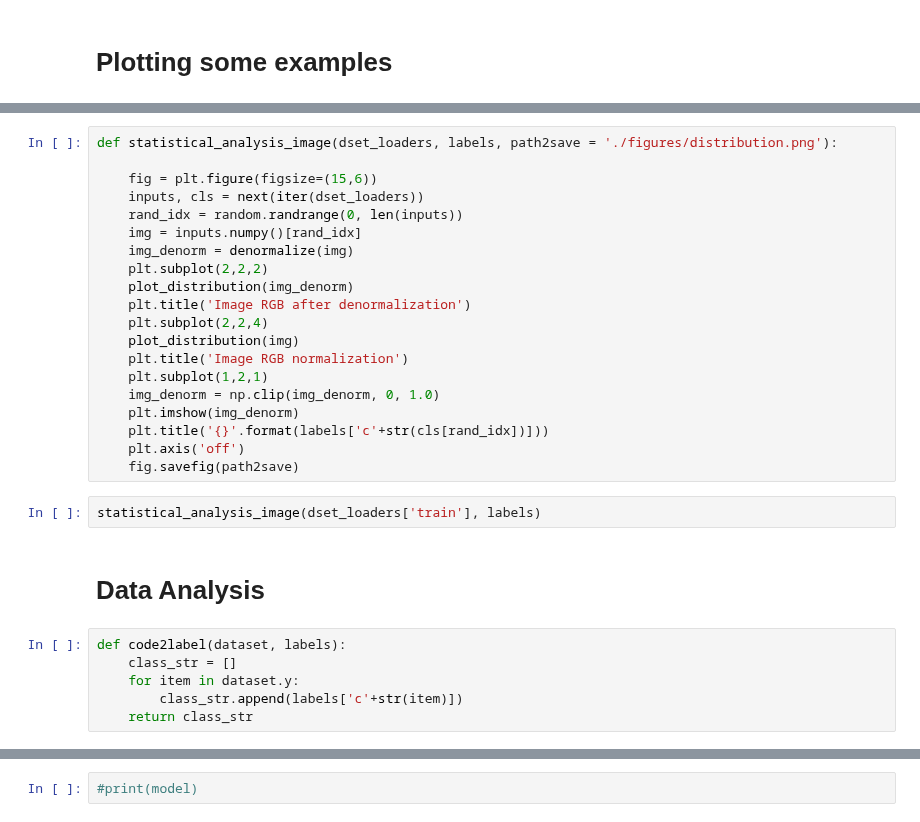
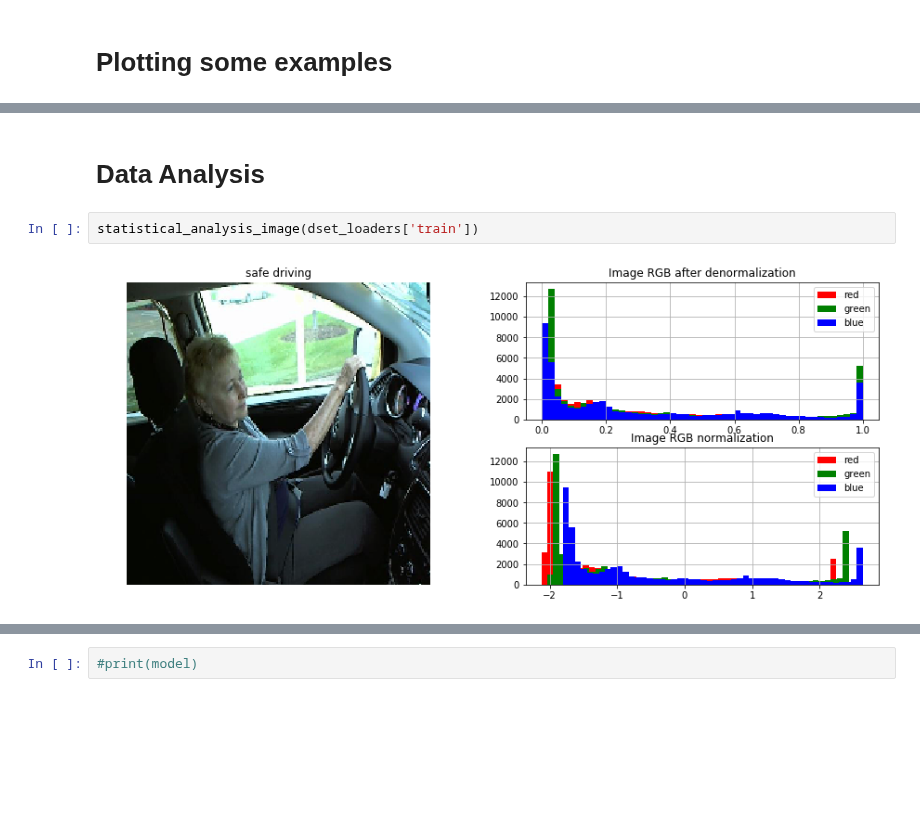
Before and after one commit to RenatoBMLR/state-farm-distracted-driver-detection, a Jupyter notebook: Distracted_Driver_Detection.ipynb, the cells around one changed output, grey strips where cells are left out. Drawn from its saved outputs; the diff is of its cells as text; blank space fills up the shorter version.

```diff
--- a/Distracted_Driver_Detection.ipynb
+++ b/Distracted_Driver_Detection.ipynb
@@ -156,31 +130,7 @@ def plot_distribution(img):
-# %%
-def statistical_analysis_image(dset_loaders, labels, path2save = './figures/distribution.png'):
-
-    fig = plt.figure(figsize=(15,6))
-    inputs, cls = next(iter(dset_loaders))
-    rand_idx = random.randrange(0, len(inputs))
-    img = inputs.numpy()[rand_idx]
-    img_denorm = denormalize(img)
-    plt.subplot(2,2,2)
-    plot_distribution(img_denorm)
-    plt.title('Image RGB after denormalization')
-    plt.subplot(2,2,4)
-    plot_distribution(img)
-    plt.title('Image RGB normalization')
-    plt.subplot(1,2,1)
-    img_denorm = np.clip(img_denorm, 0, 1.0)
-    plt.imshow(img_denorm)
-    plt.title('{}'.format(labels['c'+str(cls[rand_idx])]))
-    plt.axis('off')
-    fig.savefig(path2save)
-# %%
-statistical_analysis_image(dset_loaders['train'], labels)
 # %% [markdown]
 # Data Analysis
-# %%
-def code2label(dataset, labels):
-    class_str = []
-    for item in dataset.y:
-        class_str.append(labels['c'+str(item)])
-    return class_str
+# %%
+statistical_analysis_image(dset_loaders['train'])
+# %% [output]
+[figure, added]
 # %%
```
Also changed, not shown: parts of 19 cells of this notebook, 5 other files.
